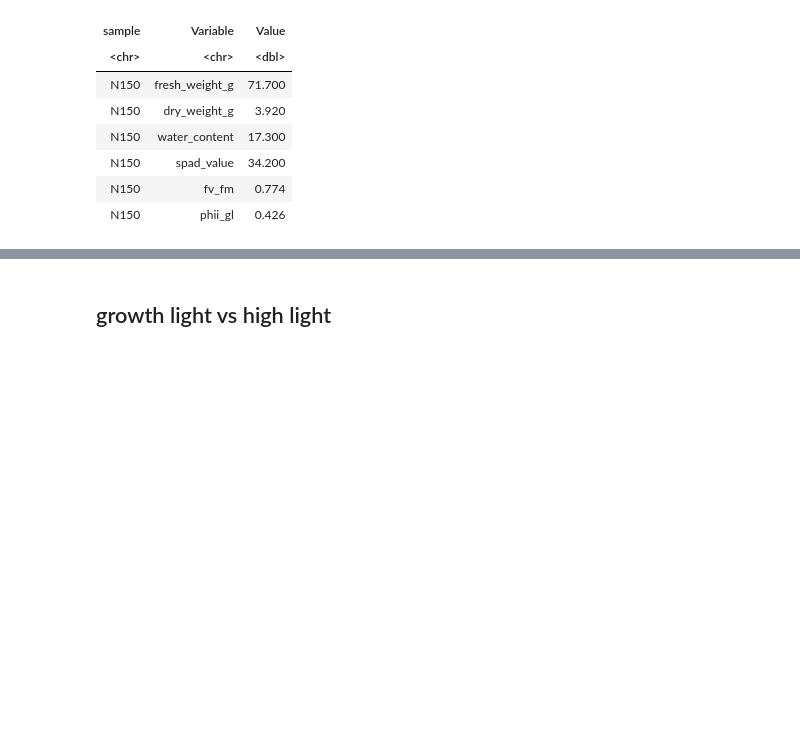
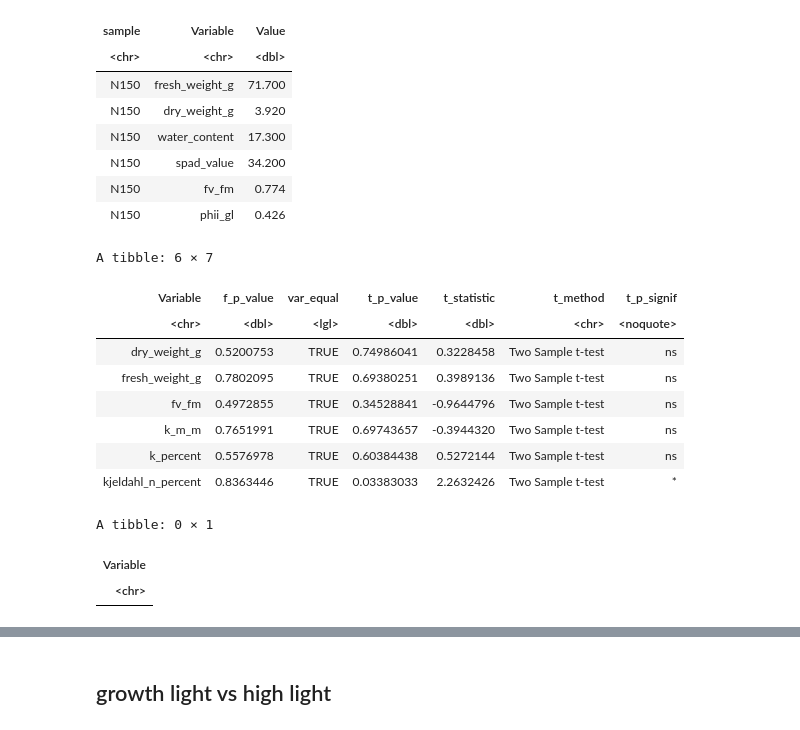
Before and after one commit to ToMatoanene/InorganicAnalysis_2025, a Jupyter notebook: WholeClass.ipynb, the cells around one changed output, grey strips where cells are left out. Drawn from its saved outputs; the diff is of its cells as text; code cells hidden in the pictures; blank space fills up the shorter version.

```diff
--- a/WholeClass.ipynb
+++ b/WholeClass.ipynb
@@ -348,6 +396,48 @@ A tibble: 6 × 3
 | N150 | spad_value | 34.200 |
 | N150 | fv_fm | 0.774 |
 | N150 | phii_gl | 0.426 |
+# %%
+# f-test for n
+f_t_n <- data_n |>
+  group_split(Variable) |>
+  map_dfr(function(df) {varname <- unique(df$Variable)
+                        g1 <- df %>% filter(sample == "N150") %>% pull(Value) %>% na.omit()
+                        g2 <- df %>% filter(sample == "N250") %>% pull(Value) %>% na.omit()
+                        if (sd(g1) >= sd(g2)) {group1 <- g1
+                                               group2 <- g2}
+                        else {group1 <- g2
+                              group2 <- g1}
+                        f_test <- var.test(group1, group2)
+                        t_test <- t.test(group1, group2, var.equal = f_test$p.value > 0.05)
+                        tibble(Variable = varname,
+                               f_p_value = f_test$p.value,
+                               var_equal = f_test$p.value > 0.05,
+                               t_p_value = t_test$p.value,
+                               t_statistic = t_test$statistic,
+                               t_method = t_test$method,
+                               t_p_signif = symnum(t_test$p.value,
+                                                   corr = FALSE,
+                                                   cutpoints = c(0,0.001,0.01,0.05,1),
+                                                   symbols = c("***", "**", "*", "ns")))})
+
+head(f_t_n)
+f_t_n_false <- f_t_n |>
+    filter(var_equal == FALSE) |>
+    dplyr::select(Variable)
+f_t_n_false
+# %% [output]
+A tibble: 6 × 7
+| Variable | f_p_value | var_equal | t_p_value | t_statistic | t_method | t_p_signif |
+| <chr> | <dbl> | <lgl> | <dbl> | <dbl> | <chr> | <noquote> |
+| dry_weight_g | 0.5200753 | TRUE | 0.74986041 | 0.3228458 | Two Sample t-test | ns |
+| fresh_weight_g | 0.7802095 | TRUE | 0.69380251 | 0.3989136 | Two Sample t-test | ns |
+| fv_fm | 0.4972855 | TRUE | 0.34528841 | -0.9644796 | Two Sample t-test | ns |
+| k_m_m | 0.7651991 | TRUE | 0.69743657 | -0.3944320 | Two Sample t-test | ns |
+| k_percent | 0.5576978 | TRUE | 0.60384438 | 0.5272144 | Two Sample t-test | ns |
+| kjeldahl_n_percent | 0.8363446 | TRUE | 0.03383033 | 2.2632426 | Two Sample t-test | * |
+A tibble: 0 × 1
+| Variable |
+| <chr> |
 # %%
 # define the position of p.signif
 data_n_max <- data_n |>
```
Also changed, not shown: parts of 8 cells of this notebook, 7 other files.
